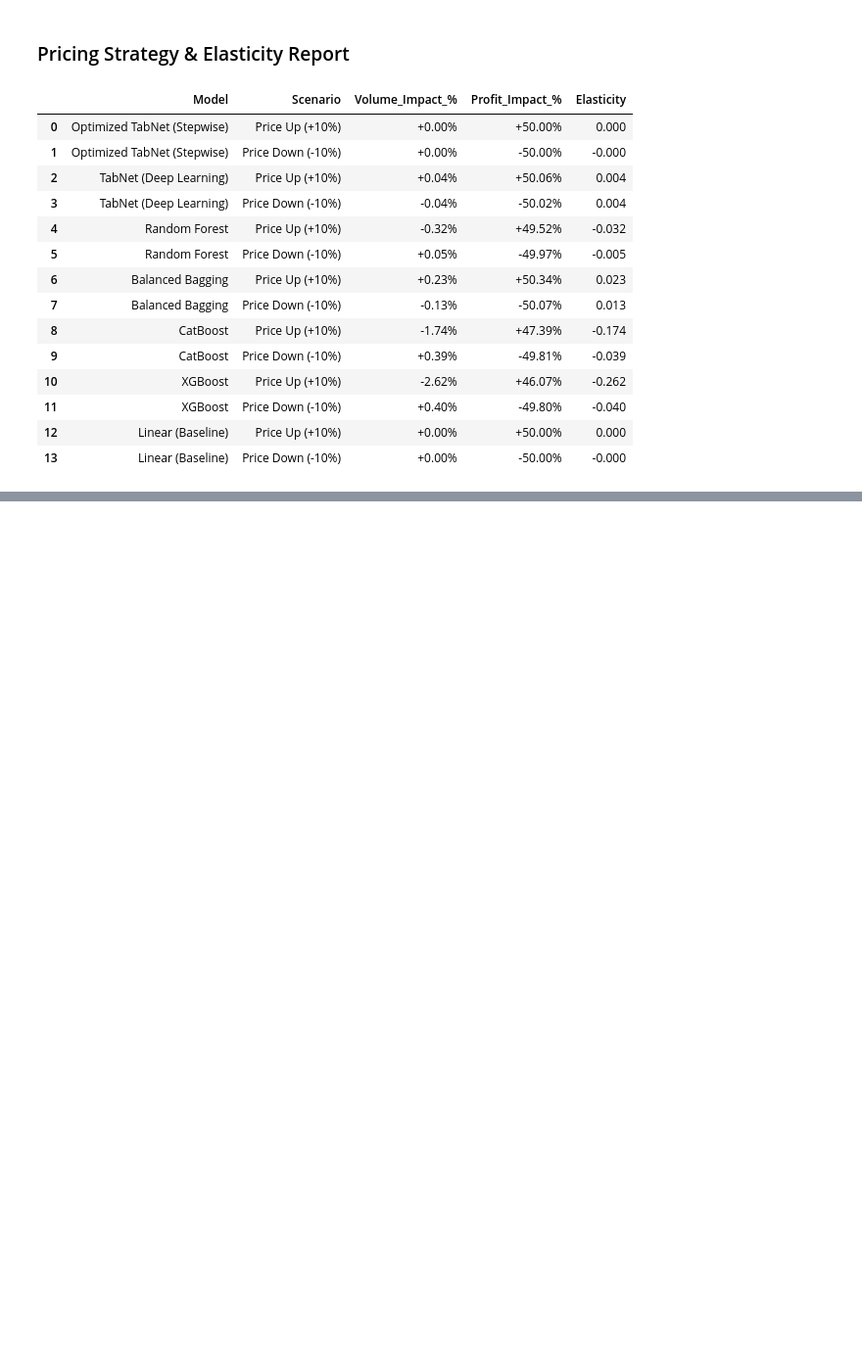
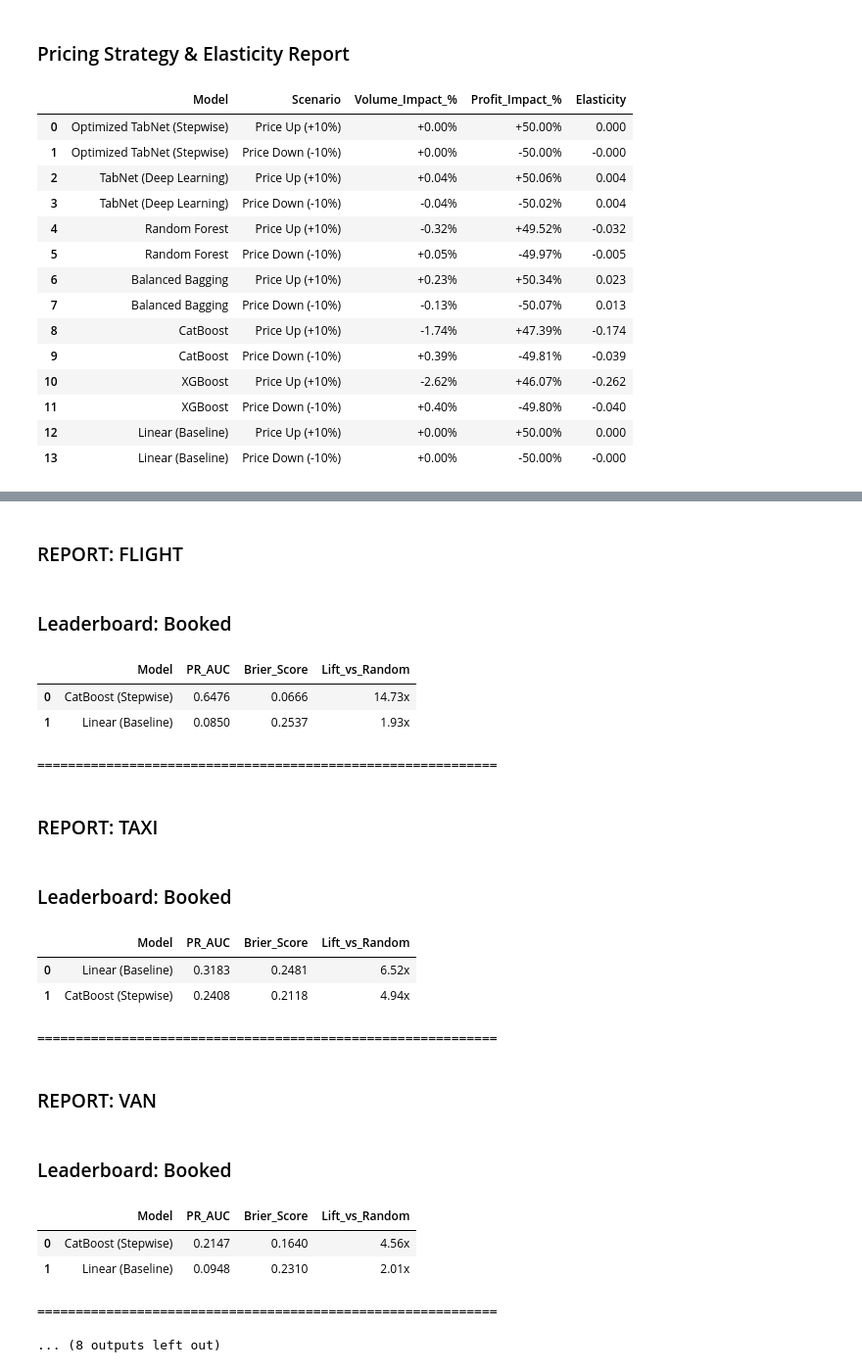
Before and after one commit to jacktgell/RevenueOps_12Go, a Jupyter notebook: 12go_nb.ipynb, the cells around one changed output, grey strips where cells are left out. Shown at 98% size. Saved outputs shown, nothing was run; the diff lists cells and outputs as text; code cells hidden in the pictures; blank space fills up the shorter version.

```diff
--- a/12go_nb.ipynb
+++ b/12go_nb.ipynb
@@ -1134,0 +1256,62 @@ display(comp_sim_df.style
+# %%
+
+
+# Loop through the saved results
+for mode, data in experiment_results.items():
+
+    # --- ADDED: Display the Transport Mode Header ---
+    display(Markdown(f"### REPORT: {mode.upper()}"))
+    # ------------------------------------------------
+
+    # 1. Unpack Data
+    selector = data['selector']
+    test_df = data['test_df']
+    train_df = data['train_df']
+    X_train = data['X_train']
+    y_train = data['y_train']
+    X_test = data['X_test']
+    y_test = data['y_test']
+
+    # 2. Generate Baseline (Needed for Lift calculation)
+    baseline = get_configured_logistic_model()
+    baseline.fit(X_train, y_train)
+    y_prob = baseline.predict_proba(X_test)[:, 1]
+
+    leaderboard = pd.DataFrame([{
+        'Model': 'Linear (Baseline)',
+        'PR_AUC': average_precision_score(y_test, y_prob),
+        'Brier_Score': brier_score_loss(y_test, y_prob),
+        'Object': baseline
+    }])
+
+    # 3. Update & Display
+    reporter = LeaderboardReporter(targets=['booked'])
+
+    reporter.update_and_display(
+        current_boards={'booked': leaderboard},
+        selection_results=selector.selection_results,
+        test_df=test_df,
+        train_columns=train_df.columns,
+        row_name='CatBoost (Stepwise)'
+    )
+    print(f"\n{'='*60}\n")
+# %% [output]
+### REPORT: FLIGHT
+### Leaderboard: Booked
+|  | Model | PR_AUC | Brier_Score | Lift_vs_Random |
+| 0 | CatBoost (Stepwise) | 0.6476 | 0.0666 | 14.73x |
+| 1 | Linear (Baseline) | 0.0850 | 0.2537 | 1.93x |
+============================================================
+### REPORT: TAXI
+### Leaderboard: Booked
+|  | Model | PR_AUC | Brier_Score | Lift_vs_Random |
+| 0 | Linear (Baseline) | 0.3183 | 0.2481 | 6.52x |
+| 1 | CatBoost (Stepwise) | 0.2408 | 0.2118 | 4.94x |
+============================================================
+### REPORT: VAN
+### Leaderboard: Booked
+|  | Model | PR_AUC | Brier_Score | Lift_vs_Random |
+| 0 | CatBoost (Stepwise) | 0.2147 | 0.1640 | 4.56x |
+| 1 | Linear (Baseline) | 0.0948 | 0.2310 | 2.01x |
+============================================================
+... (8 outputs left out)
```
Also changed, not shown: parts of 11 cells of this notebook.
